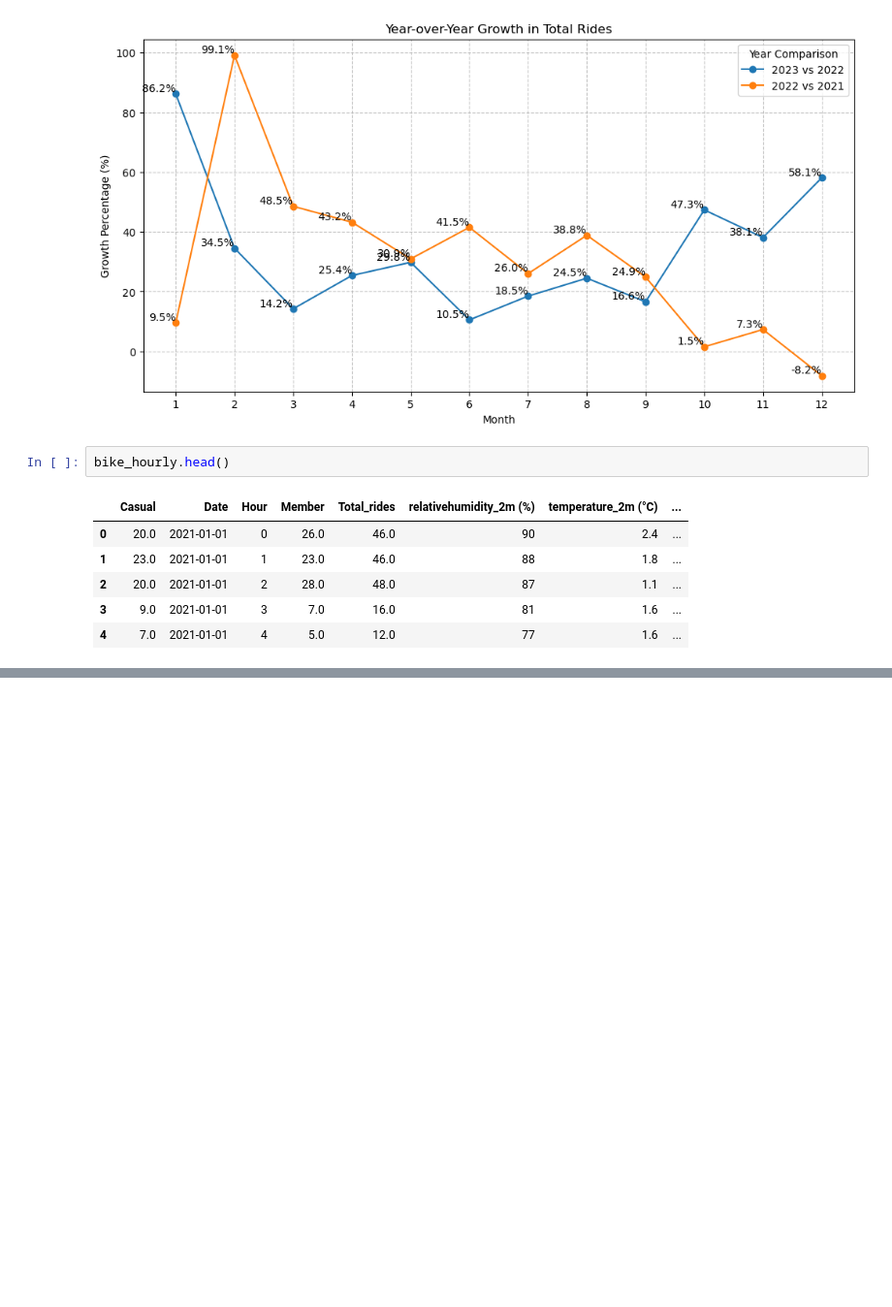
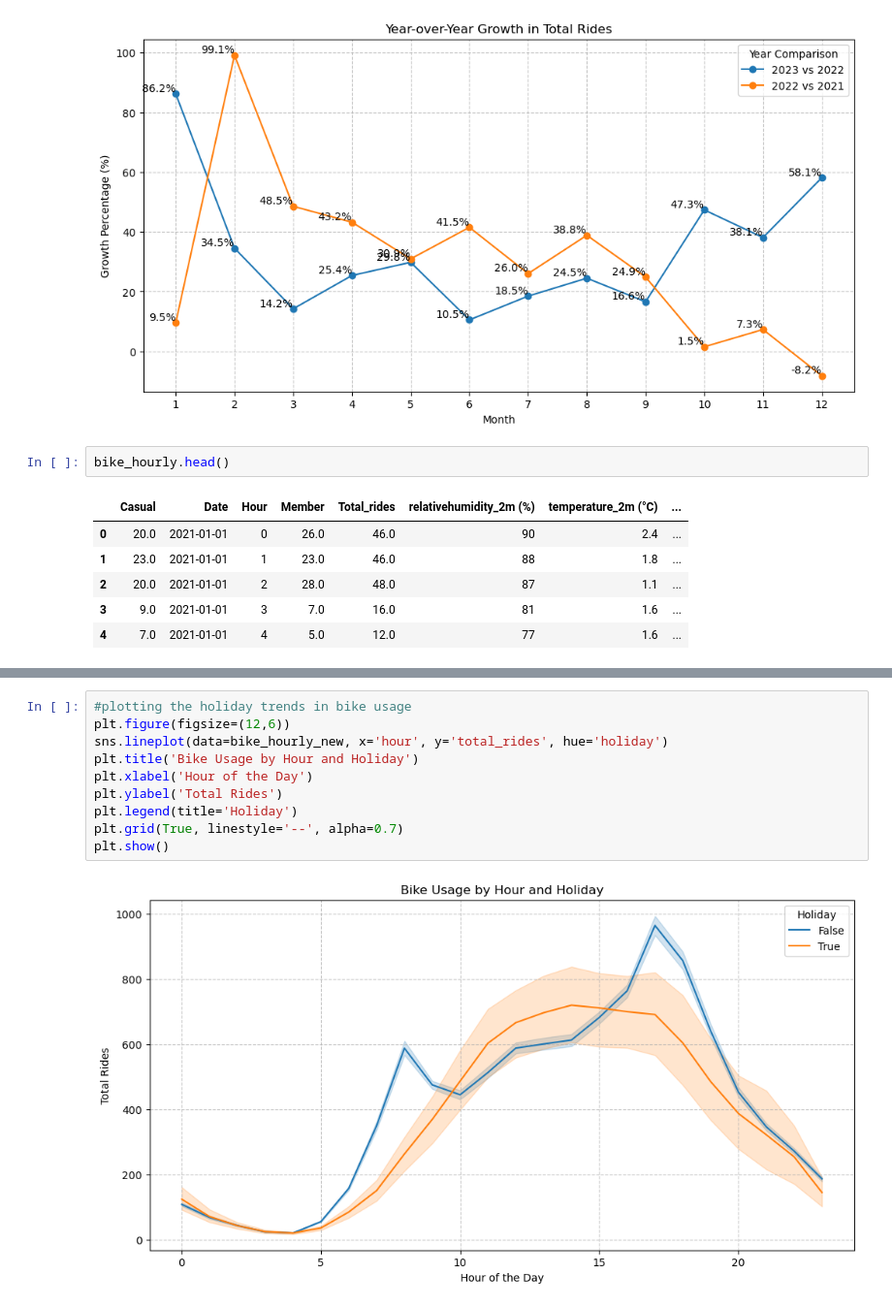
Before and after one commit to rakeshtparayil/capital_bike_share, a Jupyter notebook: capital_bike_share_EDA.ipynb, the cells around one changed output, grey strips where cells are left out. Shown at 97% size. Drawn from its saved outputs; the diff is of its cells as text; blank space fills up the shorter version.

```diff
--- a/capital_bike_share_EDA.ipynb
+++ b/capital_bike_share_EDA.ipynb
@@ -388,0 +448,12 @@ bike_hourly.head()
+# %%
+#plotting the holiday trends in bike usage
+plt.figure(figsize=(12,6))
+sns.lineplot(data=bike_hourly_new, x='hour', y='total_rides', hue='holiday')
+plt.title('Bike Usage by Hour and Holiday')
+plt.xlabel('Hour of the Day')
+plt.ylabel('Total Rides')
+plt.legend(title='Holiday')
+plt.grid(True, linestyle='--', alpha=0.7)
+plt.show()
+# %% [output]
+[figure, added]
```
Also changed, not shown: parts of 6 cells of this notebook, 1 other file.
